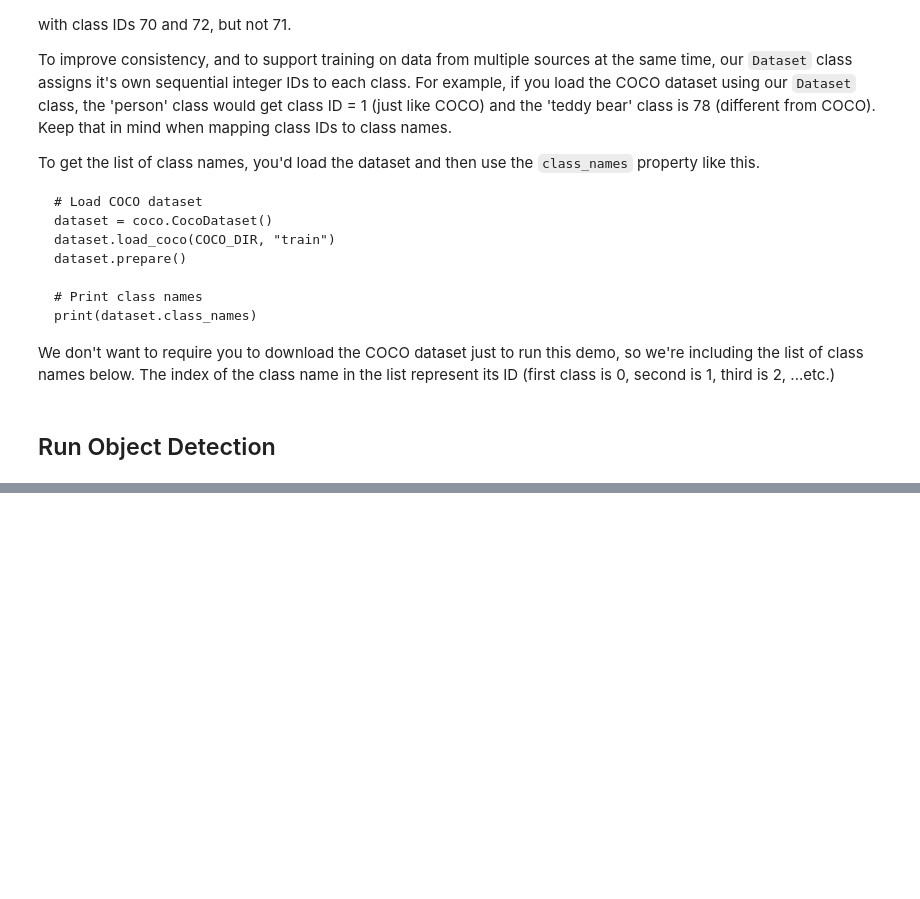
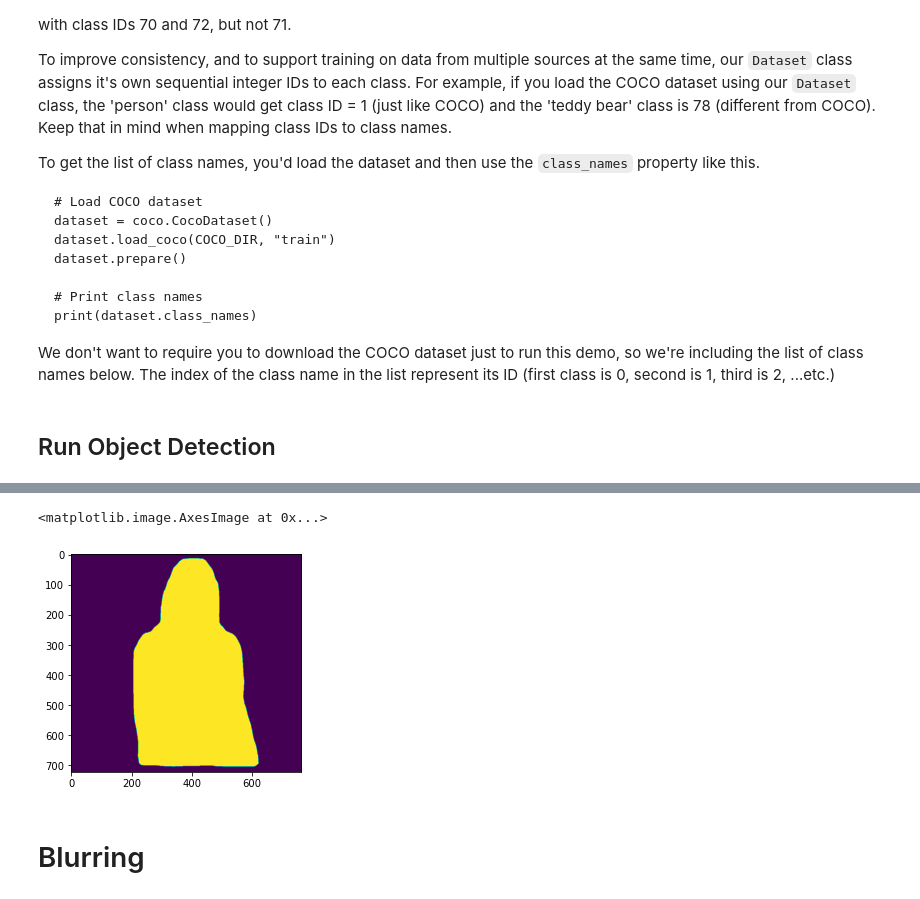
Before and after one commit to yhhyunn/mask_rcnn_clone, a Jupyter notebook: mask_demo.ipynb, the cells around one changed output, grey strips where cells are left out. Cells and saved outputs as stored; diff of their text form; code cells hidden in the pictures; blank space fills up the shorter version.

```diff
--- a/mask_demo.ipynb
+++ b/mask_demo.ipynb
@@ -123,0 +149,20 @@ class_names = ['BG', 'person', 'bicycle', 'car', 'motorcycle', 'airplane',
+# %%
+
+"""
+722 x 764 image
+1. masks variable에 사람인 부분만 저장한다.
+2. sum을 한다는 것은 내용물을 합치는 것이 아니라 리스트끼리 한꺼번에 나열할 수 있도록 한다. 차원을 줄이는 개념 722X764X1 --> 722X764, 이후 각각의 줄마다 0 --> False, 1 --> True 변경
+3. 개별 리스트 요소에 덧붙여 dims 늘리고, 이 dims에 맞게 데이터 개수를 복제하여 3차원 이미지 데이터 생성
+"""
+
+# 사람이 1명 있으므로 1개 ch 생성
+masks = r['masks'][:, :, r['class_ids'] == 1]
+mask = np.sum(masks, axis=2).astype(np.bool)
+mask_3d = np.repeat(np.expand_dims(mask, axis=2), 3, axis=2).astype(np.uint8)
+
+plt.imshow(mask)
+# %% [output]
+<matplotlib.image.AxesImage at 0x...>
+[figure, added]
+# %% [markdown]
+# Blurring
```
Also changed, not shown: parts of 8 cells of this notebook.
